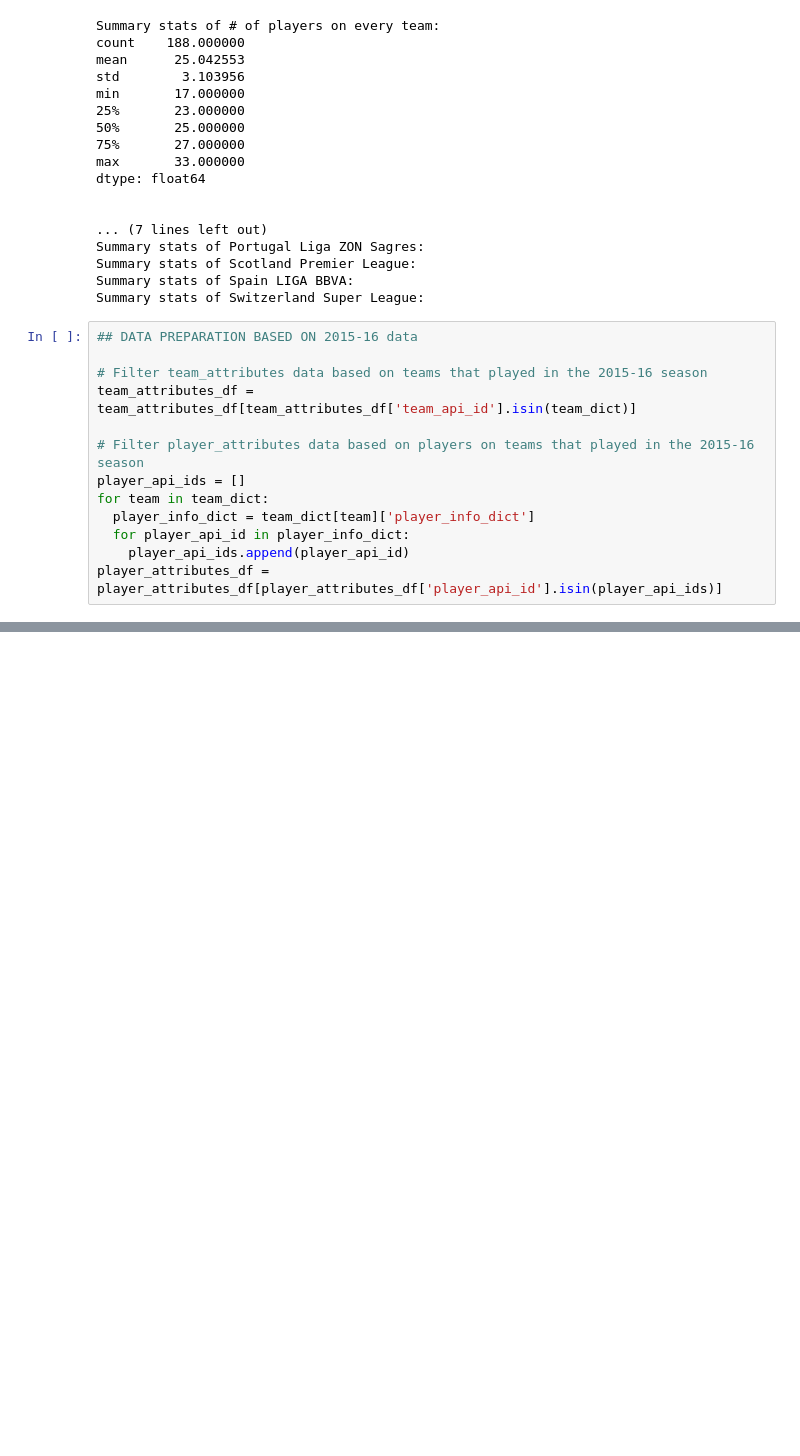
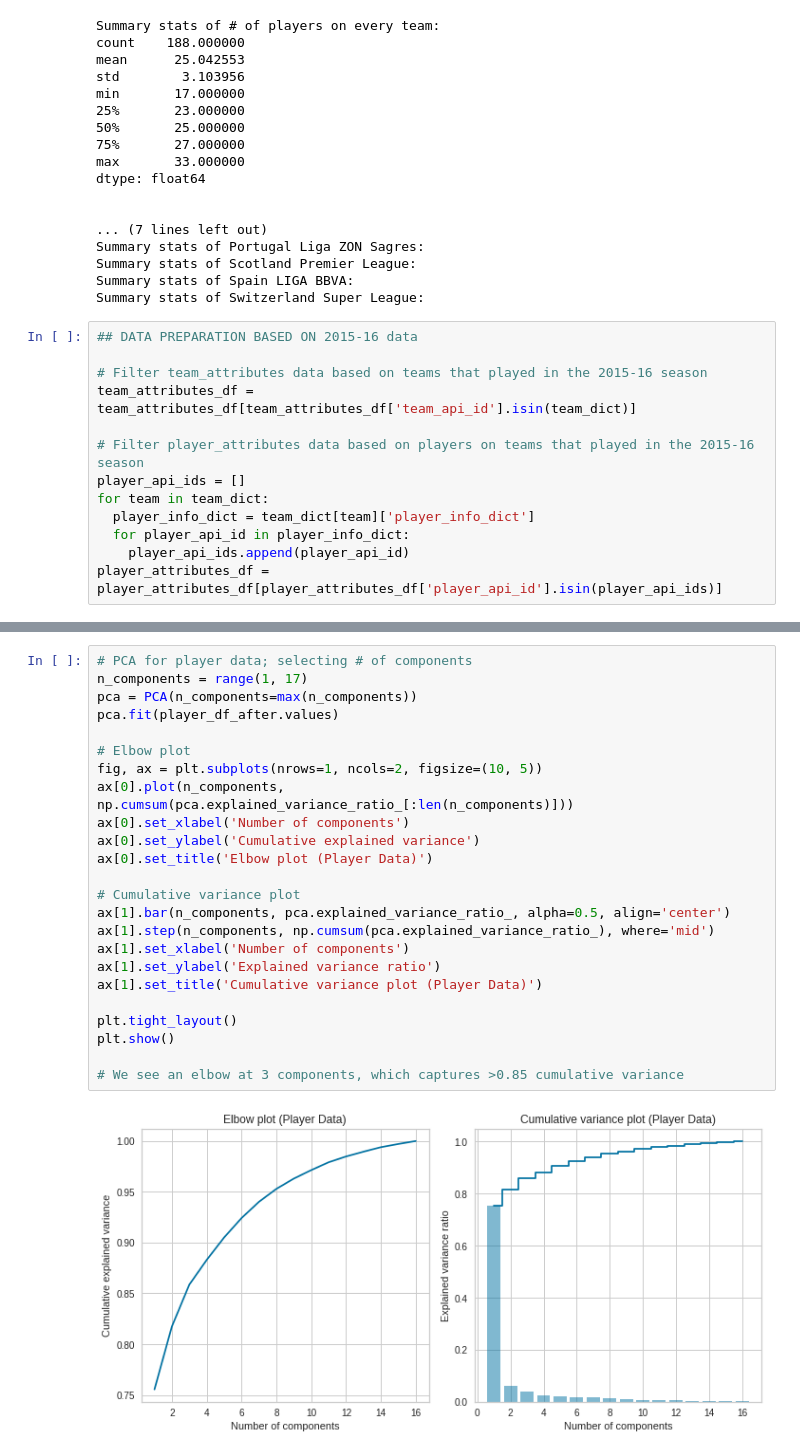
Before and after one commit to Danielpark1239/Spring_2023_IW, a Jupyter notebook: COS398_IW.ipynb, the cells around one changed output, grey strips where cells are left out. Drawn from its saved outputs; the diff is of its cells as text; blank space fills up the shorter version.

```diff
--- a/COS398_IW.ipynb
+++ b/COS398_IW.ipynb
@@ -488,0 +514,26 @@ TypeError: ignored
+# %%
+# PCA for player data; selecting # of components
+n_components = range(1, 17)
+pca = PCA(n_components=max(n_components))
+pca.fit(player_df_after.values)
+
+# Elbow plot
+fig, ax = plt.subplots(nrows=1, ncols=2, figsize=(10, 5))
+ax[0].plot(n_components, np.cumsum(pca.explained_variance_ratio_[:len(n_components)]))
+ax[0].set_xlabel('Number of components')
+ax[0].set_ylabel('Cumulative explained variance')
+ax[0].set_title('Elbow plot (Player Data)')
+
+# Cumulative variance plot
+ax[1].bar(n_components, pca.explained_variance_ratio_, alpha=0.5, align='center')
+ax[1].step(n_components, np.cumsum(pca.explained_variance_ratio_), where='mid')
+ax[1].set_xlabel('Number of components')
+ax[1].set_ylabel('Explained variance ratio')
+ax[1].set_title('Cumulative variance plot (Player Data)')
+
+plt.tight_layout()
+plt.show()
+
+# We see an elbow at 3 components, which captures >0.85 cumulative variance
+# %% [output]
+[figure, added]
```
Also changed, not shown: parts of 22 cells of this notebook.
